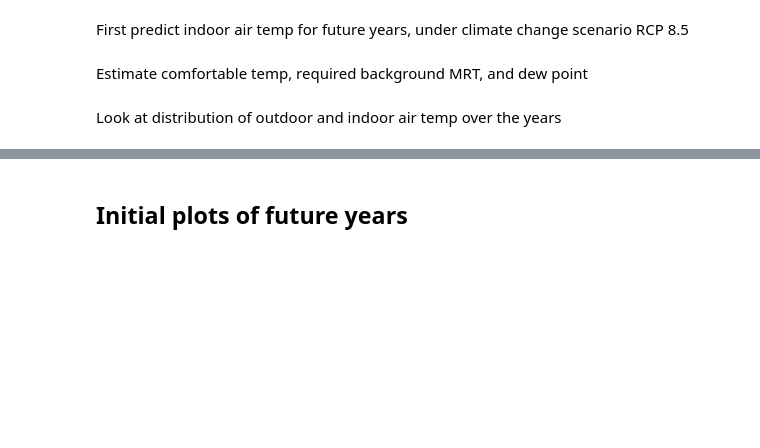
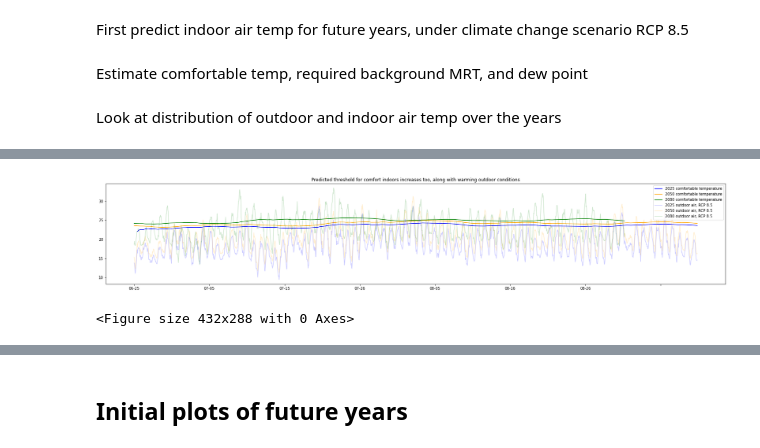
Before and after one commit to eta-lab/cooling-around, a Jupyter notebook: models/mrt2_XGBoost_futurePredictions.ipynb, the cells around one changed output, grey strips where cells are left out. Saved outputs shown, nothing was run; the diff lists cells and outputs as text; code cells hidden in the pictures; blank space fills up the shorter version.

```diff
--- a/models/mrt2_XGBoost_futurePredictions.ipynb
+++ b/models/mrt2_XGBoost_futurePredictions.ipynb
@@ -404 +409,41 @@ plt.show()
+# %%
+# The comfortable operative temperature creeps up too...
+
+df_temp = df_85.copy()
+df_temp.index = df_temp.index.strftime('%m-%d')
+
+plt.figure(figsize=(30,5))
+plt.title('Predicted threshold for comfort indoors increases too, along with warming outdoor conditions')
+ax1 = df_temp.loc[(df_85.index.year == 2025),'comfy_opTmp'].plot(marker='',
+                                    linestyle = '-',
+                                    color='blue',
+                                    label='2025 comfortable temperature')
+ax2 = df_temp.loc[(df_85.index.year == 2050),'comfy_opTmp'].plot(marker='',
+                                    linestyle = '-',
+                                    color='orange',
+                                    label='2050 comfortable temperature')
+ax3 = df_temp.loc[(df_85.index.year == 2080),'comfy_opTmp'].plot(marker='',
+                                    linestyle = '-',
+                                    color='green',
+                                    label='2080 comfortable temperature')
+
+ax4 = df_temp.loc[(df_85.index.year == 2025),'out_air'].plot(marker='',
+                                    linestyle = '-',
+                                    color='blue', alpha = 0.2,
+                                    label='2025 outdoor air, RCP 8.5')
+ax5 = df_temp.loc[(df_85.index.year == 2050),'out_air'].plot(marker='',
+                                    linestyle = '-',
+                                    color='orange', alpha = 0.2,
+                                    label='2050 outdoor air, RCP 8.5')
+ax6 = df_temp.loc[(df_85.index.year == 2080),'out_air'].plot(marker='',
+                                    linestyle = '-',
+                                    color='green', alpha = 0.2,
+                                    label='2080 outdoor air, RCP 8.5')
+
+plt.legend()
+plt.show()
+plt.savefig(FIGURES_PATH + '/ts_comfortThresholdIncreases_RCP85.pdf')
+# %% [output]
+[figure, added]
+<Figure size 432x288 with 0 Axes>
 # %%
```
Also changed, not shown: parts of 5 cells of this notebook.
